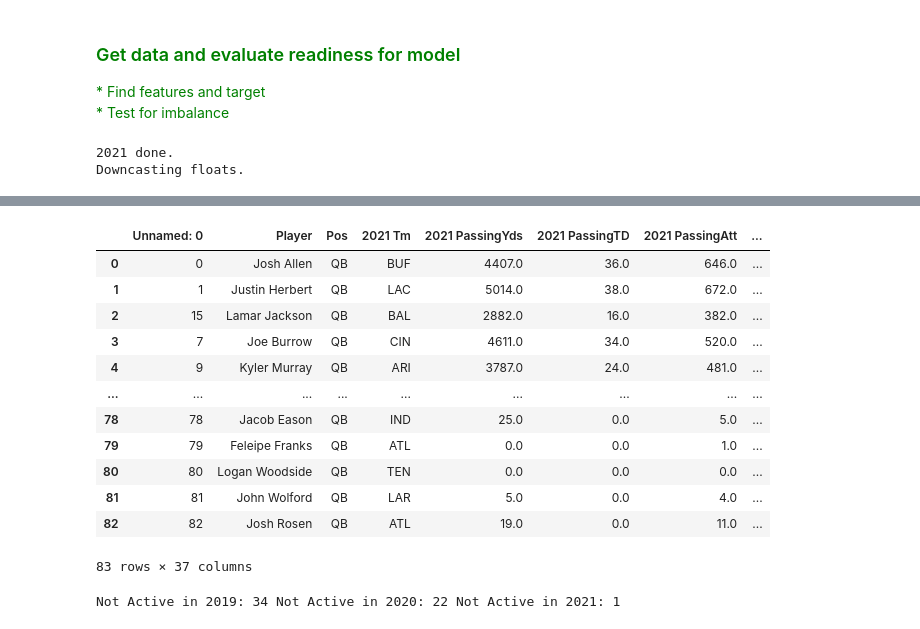
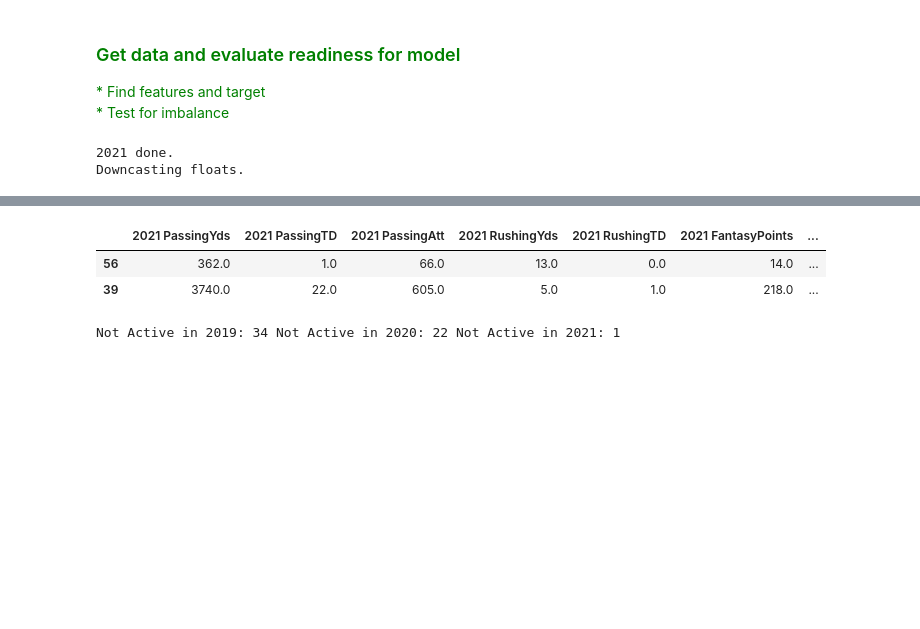
Before and after one commit to JessePRN/FantasyFootballAIAssist, a Jupyter notebook: Lynne/NFL_Fantasy_model_Tuner_QB.ipynb, the cells around one changed output, grey strips where cells are left out. Saved outputs shown, nothing was run; the diff lists cells and outputs as text; code cells hidden in the pictures; blank space fills up the shorter version.

```diff
--- a/Lynne/NFL_Fantasy_model_Tuner_QB.ipynb
+++ b/Lynne/NFL_Fantasy_model_Tuner_QB.ipynb
@@ -139,19 +132,9 @@ adp_scope
 # %%
-adp
+adp.sample(2)
 # %% [output]
-|  | Unnamed: 0 | Player | Pos | 2021 Tm | 2021 PassingYds | 2021 PassingTD | 2021 PassingAtt | ... |
-| 0 | 0 | Josh Allen | QB | BUF | 4407.0 | 36.0 | 646.0 | ... |
-| 1 | 1 | Justin Herbert | QB | LAC | 5014.0 | 38.0 | 672.0 | ... |
-| 2 | 15 | Lamar Jackson | QB | BAL | 2882.0 | 16.0 | 382.0 | ... |
-| 3 | 7 | Joe Burrow | QB | CIN | 4611.0 | 34.0 | 520.0 | ... |
-| 4 | 9 | Kyler Murray | QB | ARI | 3787.0 | 24.0 | 481.0 | ... |
-| ... | ... | ... | ... | ... | ... | ... | ... | ... |
-| 78 | 78 | Jacob Eason | QB | IND | 25.0 | 0.0 | 5.0 | ... |
-| 79 | 79 | Feleipe Franks | QB | ATL | 0.0 | 0.0 | 1.0 | ... |
-| 80 | 80 | Logan Woodside | QB | TEN | 0.0 | 0.0 | 0.0 | ... |
-| 81 | 81 | John Wolford | QB | LAR | 5.0 | 0.0 | 4.0 | ... |
-| 82 | 82 | Josh Rosen | QB | ATL | 19.0 | 0.0 | 11.0 | ... |
+|  | 2021 PassingYds | 2021 PassingTD | 2021 PassingAtt | 2021 RushingYds | 2021 RushingTD | 2021 FantasyPoints | ... |
+| 56 | 362.0 | 1.0 | 66.0 | 13.0 | 0.0 | 14.0 | ... |
+| 39 | 3740.0 | 22.0 | 605.0 | 5.0 | 1.0 | 218.0 | ... |
-83 rows × 37 columns
 # %%
 # # Variables for year substitution
 CKS = ['Active2021', 'Active2020', 'Active2019']
```
Also changed, not shown: parts of 2 cells of this notebook.
